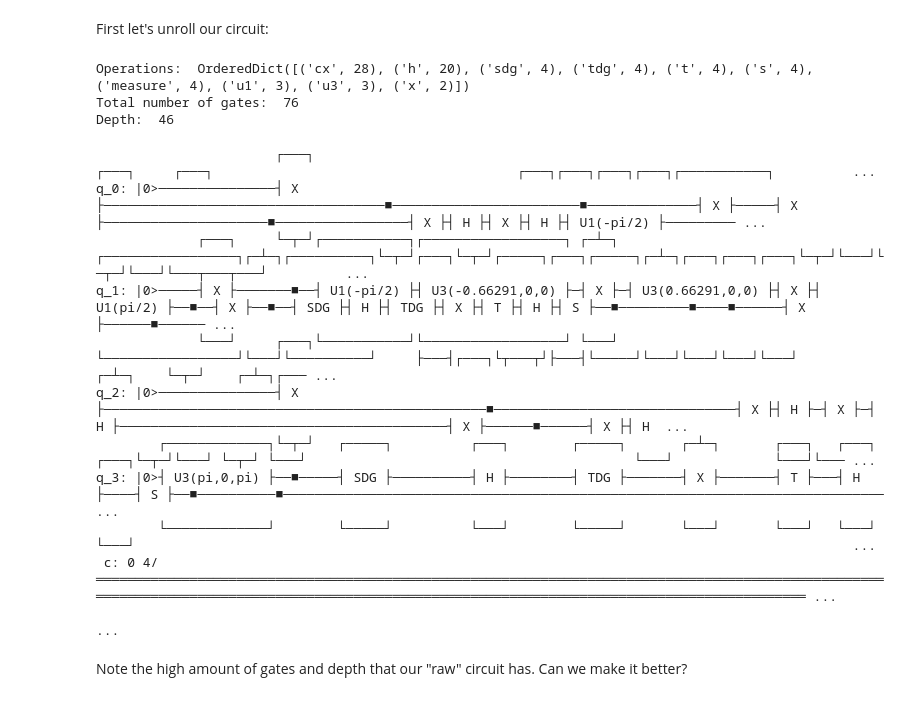
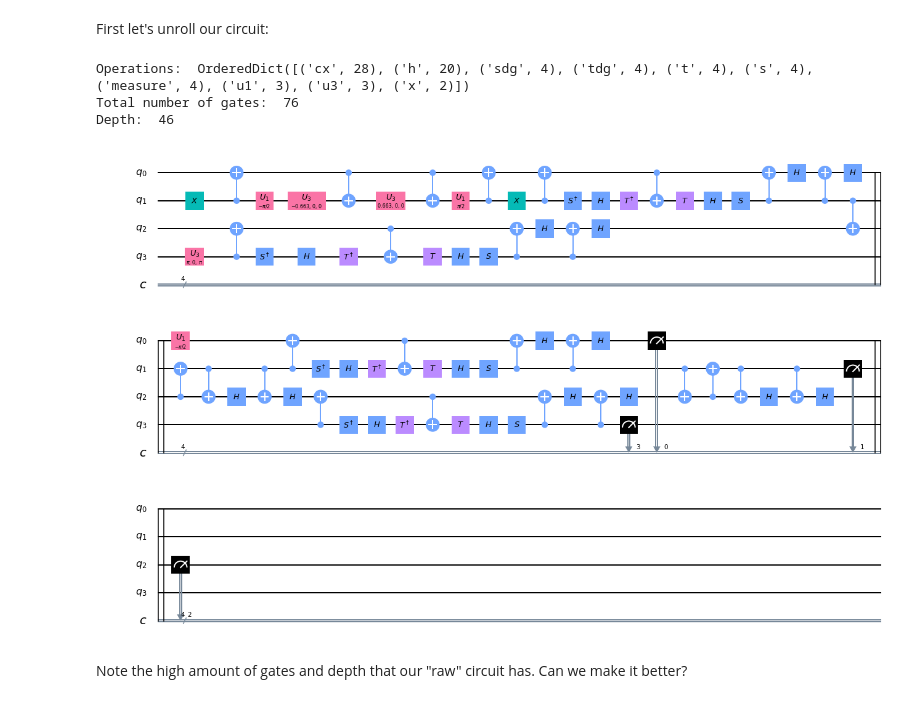
Before and after one commit to qiskit-community/qiskit-community-tutorials, a Jupyter notebook: awards/teach_me_qiskit_2018/exact_ising_model_simulation/Ising_time_evolution.ipynb, the cells around one changed output. Saved outputs shown, nothing was run; the diff lists cells and outputs as text; code cells hidden in the pictures.

Commit message:
Better visuals on github

```diff
--- a/awards/teach_me_qiskit_2018/exact_ising_model_simulation/Ising_time_evolution.ipynb
+++ b/awards/teach_me_qiskit_2018/exact_ising_model_simulation/Ising_time_evolution.ipynb
@@ -268,8 +253,7 @@ F_1\equiv F^4_1=\left( S^{\dagger}\otimes\mathbb{I}\right)F_{2}\left(\begin{arra
 0& \frac{-i}{\sqrt{2}}& \frac{i}{\sqrt{2}} &0\\ 0&0&0& i\end{array}\right). $$
 # %%
 def F():
-    """Here we define the 2qubit fermionic fourier transform.
-    The commented part is the same thing but applied in a different order on the qubits. Both give the same results. why? """
+    """Here we define the 2qubit fermionic fourier transform"""
     circuit = QuantumCircuit(2, name="F")
     circuit.cx(1, 0)
     circuit.sdg(1)
@@ -333,16 +317,6 @@ B_{1}^{4}\equiv B_{1}=\left(\begin{array}{cccc}\cos\left(\frac{1}{2}\arccos\left
 Notice that for $\lambda\geq 1$, $B_{0}$ does nothing (as it is the identity), and for $\lambda\leq 1$ it only affects qubits in the state $|00\rangle$ and $|11\rangle$. Then, as the Bogoliubov transformation will be the first operation to entangle again the state into the Ising basis, depending on the initial state, we can remove this gate.
 # %%
 def bog(lam, k=1):
-    """
-
-    The bogoliubov gate has a few extra parameters that ensures its universality for all applications.
-    k-> defines the momentum as 2pi/n*k for periodic chain ans pi/n*(2k-1). k=1,2,3...
-    n-> number of qubits
-    periodic-> if true applies the gates with momentum 2pi/n*k. If false the momentum is assumed pi/n*(2k-1)
-    theta-> Must be in {"arctan","arccos","arcsin"} and is intended to study the redundance mentioned in the questions.
-
-
-    """
     a = "B_"+str(k)
     circuit = QuantumCircuit(2, name=a)
     n=4
@@ -550,25 +524,14 @@ First let's unroll our circuit:
 # %%
 qc=get_circ(0.25, barriers=False)
 print("Operations: ", qc.decompose().count_ops())
 print("Total number of gates: ", qc.decompose().size())
 print("Depth: ", qc.decompose().depth())
-qc.decompose().draw(output="text", fold=2000,
-                    vertical_compression="high", initial_state=True, cregbundle=True)
+qc.decompose().draw(output="mpl",vertical_compression="high", initial_state=True, cregbundle=True)
 # %% [output]
 Operations:  OrderedDict([('cx', 28), ('h', 20), ('sdg', 4), ('tdg', 4), ('t', 4), ('s', 4), ('measure', 4), ('u1', 3), ('u3', 3), ('x', 2)])
 Total number of gates:  76
 Depth:  46
-                       ┌───┐                                                                            ┌───┐     ┌───┐                                       ┌───┐┌───┐┌───┐┌───┐┌───────────┐          ...
-q_0: |0>───────────────┤ X ├────────────────────────────────────■────────────────────────■──────────────┤ X ├─────┤ X ├─────────────────────■─────────────────┤ X ├┤ H ├┤ X ├┤ H ├┤ U1(-pi/2) ├───────── ...
-             ┌───┐     └─┬─┘┌───────────┐┌──────────────────┐ ┌─┴─┐ ┌─────────────────┐┌─┴─┐┌──────────┐└─┬─┘┌───┐└─┬─┘┌─────┐┌───┐┌─────┐┌─┴─┐┌───┐┌───┐┌───┐└─┬─┘└───┘└─┬─┘└───┘└───┬───┬───┘          ...
-q_1: |0>─────┤ X ├───────■──┤ U1(-pi/2) ├┤ U3(-0.66291,0,0) ├─┤ X ├─┤ U3(0.66291,0,0) ├┤ X ├┤ U1(pi/2) ├──■──┤ X ├──■──┤ SDG ├┤ H ├┤ TDG ├┤ X ├┤ T ├┤ H ├┤ S ├──■─────────■────■──────┤ X ├──────■────── ...
-             └───┘     ┌───┐└───────────┘└──────────────────┘ └───┘ └─────────────────┘└───┘└──────────┘     ├───┤┌───┐└┬───┬┘├───┤└─────┘└───┘└───┘└───┘└───┘               ┌─┴─┐    └─┬─┘    ┌─┴─┐┌─── ...
-q_2: |0>───────────────┤ X ├─────────────────────────────────────────────────■───────────────────────────────┤ X ├┤ H ├─┤ X ├─┤ H ├──────────────────────────────────────────┤ X ├──────■──────┤ X ├┤ H  ...
-        ┌─────────────┐└─┬─┘   ┌─────┐          ┌───┐        ┌─────┐       ┌─┴─┐       ┌───┐   ┌───┐    ┌───┐└─┬─┘└───┘ └─┬─┘ └───┘                                          └───┘             └───┘└─── ...
-q_3: |0>┤ U3(pi,0,pi) ├──■─────┤ SDG ├──────────┤ H ├────────┤ TDG ├───────┤ X ├───────┤ T ├───┤ H ├────┤ S ├──■──────────■───────────────────────────────────────────────────────────────────────────── ...
-        └─────────────┘        └─────┘          └───┘        └─────┘       └───┘       └───┘   └───┘    └───┘                                                                                            ...
- c: 0 4/════════════════════════════════════════════════════════════════════════════════════════════════════════════════════════════════════════════════════════════════════════════════════════════════ ...
-                                                                                                                                                                                                         ...
+[figure, added]
 # %% [markdown]
 Note the high amount of gates and depth that our "raw" circuit has. Can we make it better?
 # %%
```
Also changed, not shown: parts of 2 cells of this notebook.
